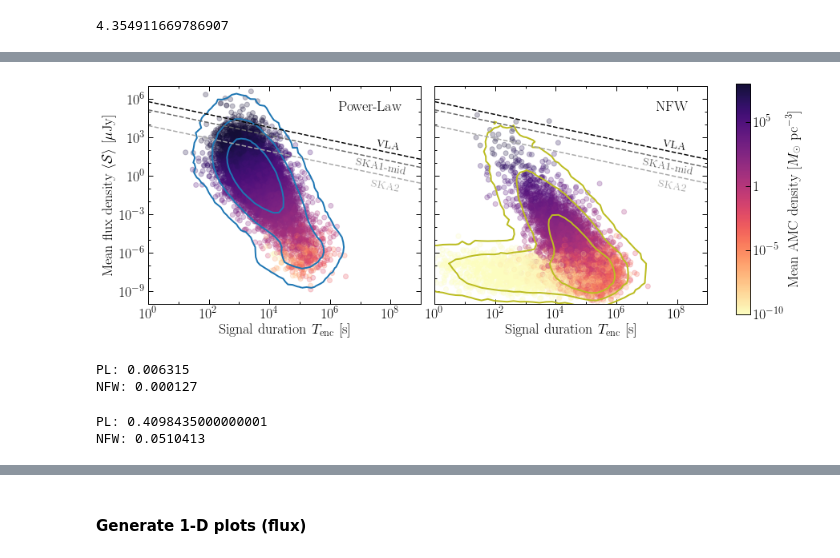
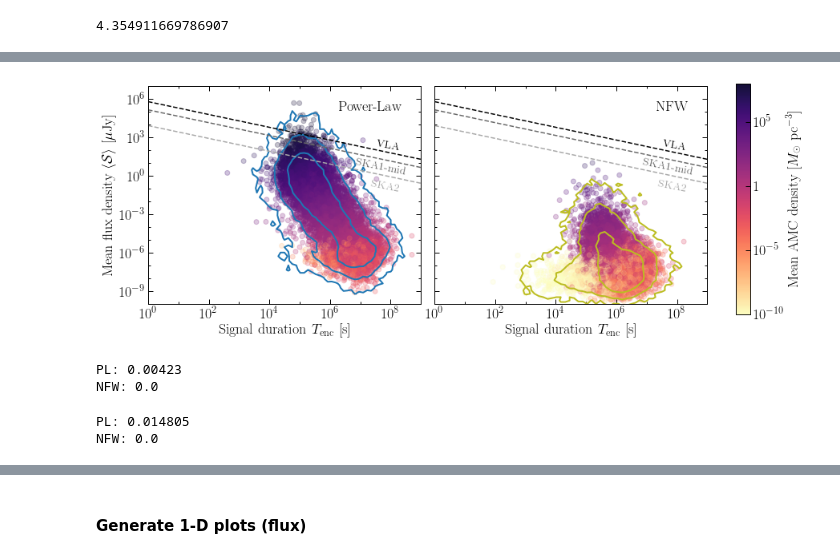
Before and after one commit to bradkav/axion-miniclusters, a Jupyter notebook: code/plotting/PlotFluxes.ipynb, the cells around one changed output, grey strips where cells are left out. Drawn from its saved outputs; the diff is of its cells as text; code cells hidden in the pictures.

```diff
--- a/code/plotting/PlotFluxes.ipynb
+++ b/code/plotting/PlotFluxes.ipynb
@@ -22,26 +22,31 @@ import perturbations as pert
 import NSencounter as NE
 import density_contour as DC
 import dirs
+# %%
+AS_CUT = True
+cut_text = ""
+if (AS_CUT):
+    cut_text = "_AScut"
 # %% [markdown]
 #### Load in signal samples
 # %%
 try:
-    Tenc_NFW, peak_flux_NFW, mean_flux_NFW, density_NFW, radius_NFW = np.loadtxt(dirs.data_dir + 'Interaction_params_NFW.txt', unpack=True, usecols=(4,5,6,7,8))
+    Tenc_NFW, peak_flux_NFW, mean_flux_NFW, density_NFW, radius_NFW = np.loadtxt(dirs.data_dir + 'Interaction_params_NFW%s.txt'%(cut_text,), unpack=True, usecols=(4,5,6,7,8))
 except FileNotFoundError as err:
     Tenc_NFW, peak_flux_NFW, mean_flux_NFW, density_NFW, radius_NFW = np.loadtxt(dirs.data_dir + 'Interaction_params_NFW_short.txt', unpack=True, usecols=(4,5,6,7,8))
 
 try:
-    Tenc_NFW_up, peak_flux_NFW_up, mean_flux_NFW_up, density_NFW_up, radius_NFW_up = np.loadtxt(dirs.data_dir + 'Interaction_params_NFW_unperturbed.txt', unpack=True, usecols=(4,5,6,7,8))
+    Tenc_NFW_up, peak_flux_NFW_up, mean_flux_NFW_up, density_NFW_up, radius_NFW_up = np.loadtxt(dirs.data_dir + 'Interaction_params_NFW%s_unperturbed.txt'%(cut_text,), unpack=True, usecols=(4,5,6,7,8))
 except FileNotFoundError as err:
     Tenc_NFW_up, peak_flux_NFW_up, mean_flux_NFW_up, density_NFW_up, radius_NFW_up = np.loadtxt(dirs.data_dir + 'Interaction_params_NFW_unperturbed_short.txt', unpack=True, usecols=(4,5,6,7,8))
 
 try:
-    Tenc_PL, peak_flux_PL, mean_flux_PL, density_PL, radius_PL = np.loadtxt(dirs.data_dir + 'Interaction_params_PL.txt', unpack=True, usecols=(4,5,6,7,8))
+    Tenc_PL, peak_flux_PL, mean_flux_PL, density_PL, radius_PL = np.loadtxt(dirs.data_dir + 'Interaction_params_PL%s.txt'%(cut_text,), unpack=True, usecols=(4,5,6,7,8))
 except FileNotFoundError as err:
     Tenc_PL, peak_flux_PL, mean_flux_PL,density_PL, radius_PL = np.loadtxt(dirs.data_dir + 'Interaction_params_PL_short.txt', unpack=True, usecols=(4,5,6,7,8))
 
 try:
-    Tenc_PL_up, peak_flux_PL_up, mean_flux_PL_up, density_PL_up, radius_PL_up = np.loadtxt(dirs.data_dir + 'Interaction_params_PL_unperturbed.txt', unpack=True, usecols=(4,5,6,7,8))
+    Tenc_PL_up, peak_flux_PL_up, mean_flux_PL_up, density_PL_up, radius_PL_up = np.loadtxt(dirs.data_dir + 'Interaction_params_PL%s_unperturbed.txt'%(cut_text,), unpack=True, usecols=(4,5,6,7,8))
 except FileNotFoundError as err:
     Tenc_PL_up, peak_flux_PL_up, mean_flux_PL_up, density_PL_up, radius_PL_up = np.loadtxt(dirs.data_dir + 'Interaction_params_PL_unperturbed_short.txt', unpack=True, usecols=(4,5,6,7,8))
 # %%
@@ -113,5 +127,8 @@ sensitivity_VLA(1e3)/sensitivity_SKA(1e3)
 # %%
 # Flux and duration (coloured by density)
+
+mask_PL = mass_PL > 1e-50
+mask_NFW = mass_NFW > 1e-50
 
 fig = plt.figure(figsize=(12.5,5))
 
@@ -121,12 +138,12 @@ lrho_min = -10
 cm = truncate_colormap("magma_r", minval=0.0, maxval=0.9)
 
 ax1 = plt.subplot(121)
-scat_PL = plt.scatter(Tenc_PL[:Nplot], mean_flux_PL[:Nplot], c=np.log10(density_PL[:Nplot]), vmin=lrho_min, vmax=lrho_max, alpha=0.25, cmap=cm)
-DC.density_contour(np.log10(Tenc_PL), np.log10(mean_flux_PL), 50, 50, uselog=True, ax=ax1, colors='C0', linewidths=2)
+scat_PL = plt.scatter(Tenc_PL[mask_PL][:Nplot], mean_flux_PL[mask_PL][:Nplot], c=np.log10(density_PL[mask_PL][:Nplot]), vmin=lrho_min, vmax=lrho_max, alpha=0.25, cmap=cm)
+DC.density_contour(np.log10(Tenc_PL[mask_PL]), np.log10(mean_flux_PL[mask_PL]), 50, 50, uselog=True, ax=ax1, colors='C0', linewidths=2)
 
 ax2 = plt.subplot(122)
-scat_NFW = plt.scatter(Tenc_NFW[:Nplot], mean_flux_NFW[:Nplot], c=np.log10(density_NFW[:Nplot]), vmin=lrho_min, vmax=lrho_max, alpha=0.25, cmap=cm)
-DC.density_contour(np.log10(Tenc_NFW), np.log10(mean_flux_NFW), 50, 50, uselog=True, ax = ax2, colors='C8', linewidths=2)
+scat_NFW = plt.scatter(Tenc_NFW[mask_NFW][:Nplot], mean_flux_NFW[mask_NFW][:Nplot], c=np.log10(density_NFW[mask_NFW][:Nplot]), vmin=lrho_min, vmax=lrho_max, alpha=0.25, cmap=cm)
+DC.density_contour(np.log10(Tenc_NFW[mask_NFW]), np.log10(mean_flux_NFW[mask_NFW]), 50, 50, uselog=True, ax = ax2, colors='C8', linewidths=2)
 
 t_exp_list = np.geomspace(1, 1e9, 100)
 flux_sens_SKA_list = sensitivity_SKA(t_exp_list)
@@ -151,35 +168,36 @@ for ax in [ax1, ax2]:
     ax.set_xticks(np.geomspace(1, 1e9, 10), minor=True)
     ax.set_xticklabels([], minor=True)
     ax.set_yticks(np.geomspace(1e-9, 1e6, 6))
     ax.set_yticks(np.geomspace(1e-10, 1e7, 18), minor=True)
     ax.set_yticklabels([], minor=True)
     #ax.set_yticklabels([], minor=True)
 
 
 
 ax1.set_ylabel(r"Mean flux density $\langle \mathcal{S} \rangle$ [$\mu \mathrm{Jy}$]")
 #ax3.set_ylabel(r"Peak flux $\Phi_\mathrm{peak}$ [$\mu \mathrm{Jy}$]")
 ax2.set_yticklabels([])
 #ax4.set_yticklabels([])
 
 
 ax1.text( 0.93, 0.93,  "Power-Law", ha='right', va='top',  transform=ax1.transAxes)
 ax2.text( 0.93, 0.93,  "NFW", ha='right', va='top',  transform=ax2.transAxes)
 
 plt.subplots_adjust(hspace = 0.05, wspace= 0.05)
 
 cb_ax = fig.add_axes([0.94, 0.09, 0.02, 0.8])
 cbar = fig.colorbar(scat_PL, cax=cb_ax, label=r'Mean AMC density [$M_\odot$ $\mathrm{pc}^{-3}$]')
 cbar.set_ticks([-10, -5, 0, 5])
 cbar.set_ticklabels([r'$10^{-10}$', r'$10^{-5}$', r'$1$', r'$10^5$'])
 
 cbar.set_alpha(1)
 cbar.draw_all()
 
-plt.savefig("../../plots/MeanFlux_vs_Tenc_vs_density.pdf", bbox_inches='tight')
+plt.savefig("../../plots/MeanFlux_vs_Tenc_vs_density%s.pdf"%(cut_text,), bbox_inches='tight')
+
 plt.show()
 # %% [output]
-[figure, old version]
+[figure, new version]
 # %%
 #Fraction of detectable events:
 detectable_frac_PL = np.sum(mean_flux_PL > sensitivity_VLA(Tenc_PL))/len(mean_flux_PL)
@@ -187,19 +205,25 @@ print("PL:", detectable_frac_PL)
 detectable_frac_NFW = np.sum(mean_flux_NFW > sensitivity_VLA(Tenc_NFW))/len(mean_flux_NFW)
 print("NFW:", detectable_frac_NFW)
 # %% [output]
-PL: 0.006315
-NFW: 0.000127
+PL: 0.00423
+NFW: 0.0
 # %%
-Rate_NFW = 401.9 #per day
-Rate_PL = 64.9 #per day
+
+if not AS_CUT:
+    Rate_NFW = 401.9 #per day
+    Rate_PL = 64.9 #per day
+
+else:
+    Rate_NFW = 219.6 #per day
+    Rate_PL = 3.5 #per day
 
 Rate_threshold_NFW = Rate_NFW*detectable_frac_NFW
 Rate_threshold_PL = Rate_PL*detectable_frac_PL
 print("PL:", Rate_threshold_PL)
 print("NFW:", Rate_threshold_NFW)
 # %% [output]
-PL: 0.4098435000000001
-NFW: 0.0510413
+PL: 0.014805
+NFW: 0.0
 # %%
 Rate_1mJy_NFW = Rate_NFW*np.sum(mean_flux_NFW > 1e3)/len(mean_flux_NFW)
 Rate_1mJy_PL = Rate_PL*np.sum(mean_flux_PL > 1e3)/len(mean_flux_PL)
```
Also changed, not shown: parts of 6 cells of this notebook, 13 other files.
